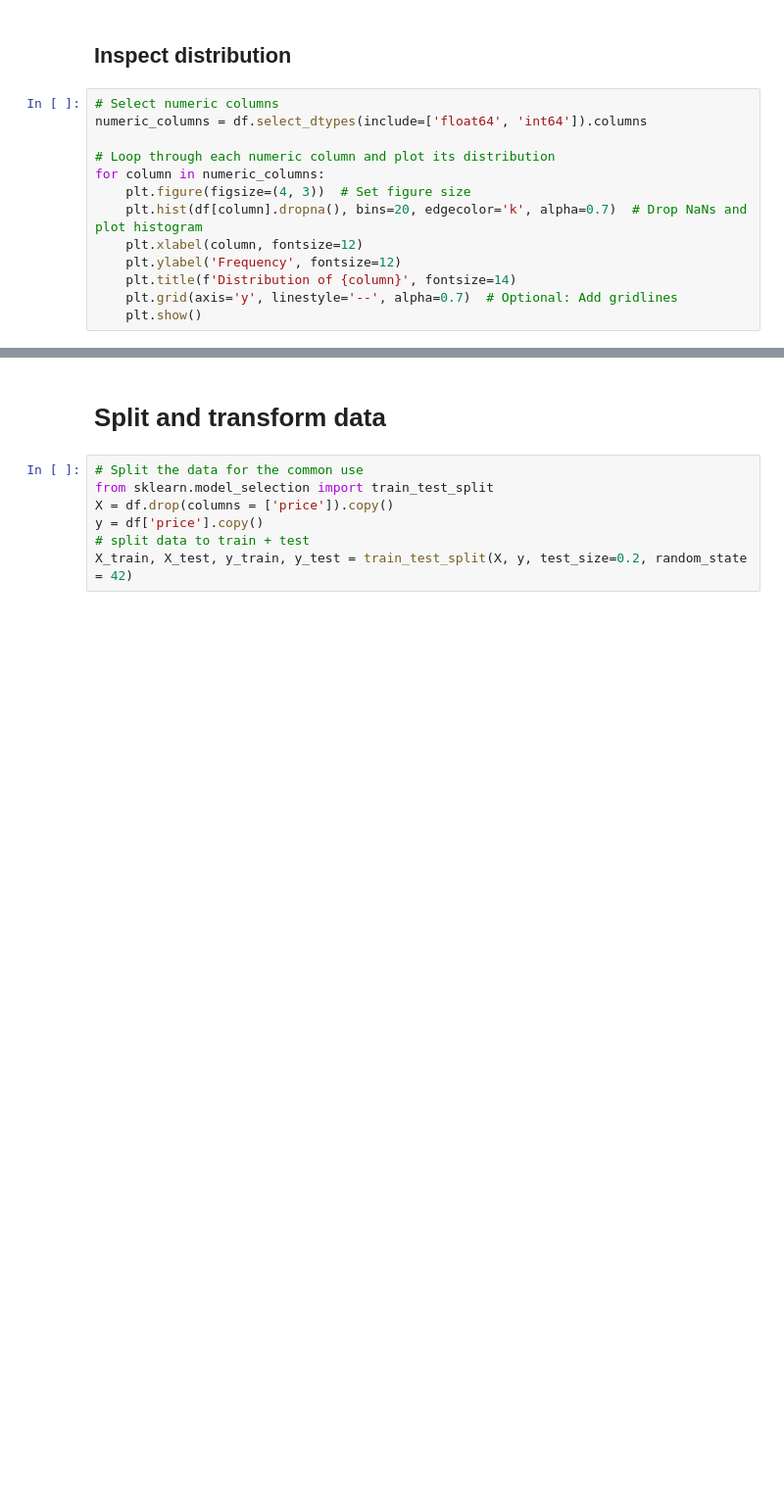
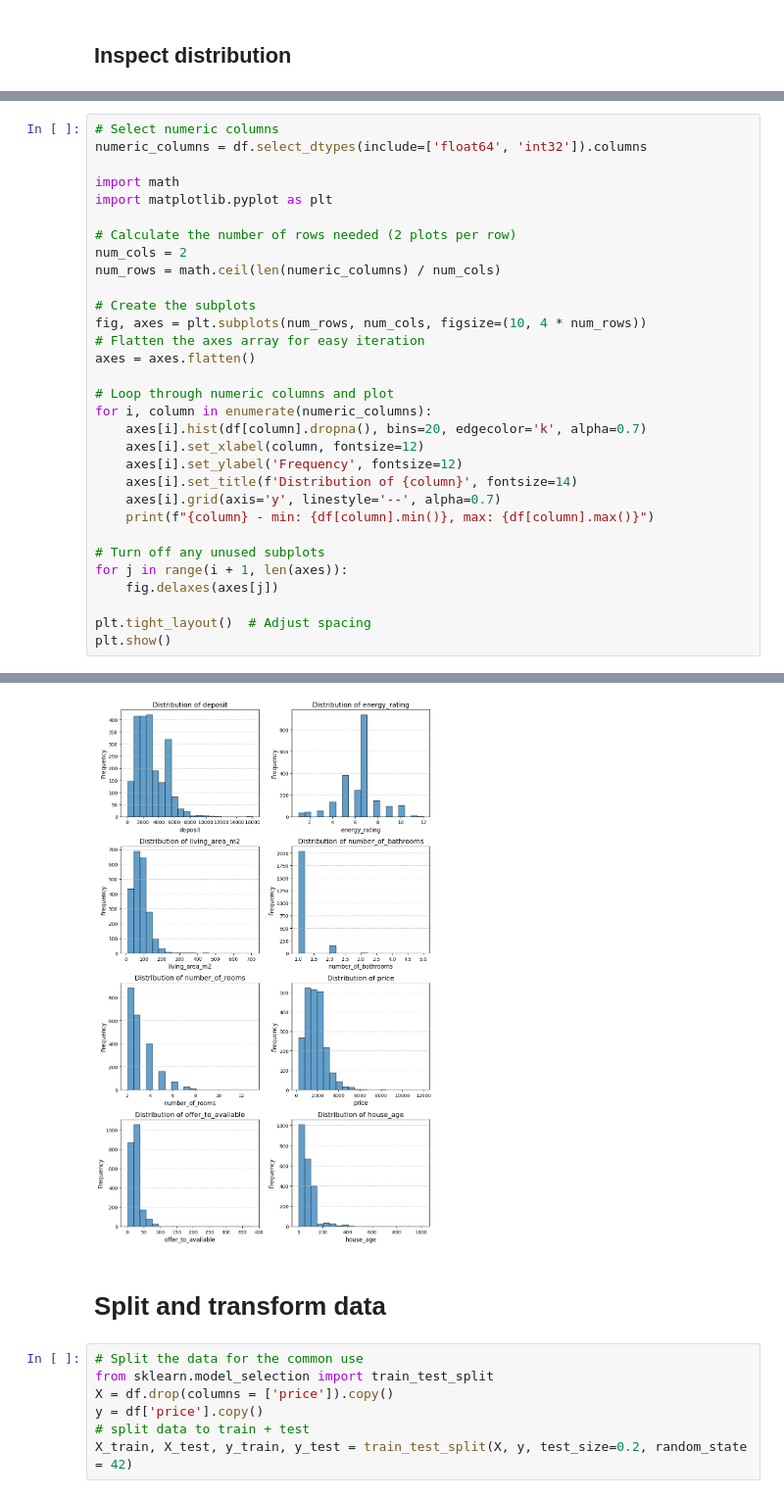
Before and after one commit to Yingtzudai/House-Searching-Helper, a Jupyter notebook: ML models.ipynb, the cells around one changed output, grey strips where cells are left out. Shown at 98% size. Saved outputs shown, nothing was run; the diff lists cells and outputs as text; blank space fills up the shorter version.

```diff
--- a/ML models.ipynb
+++ b/ML models.ipynb
@@ -368,15 +363,2 @@ df.head()
 # %% [markdown]
 ## Inspect distribution
-# %%
-# Select numeric columns
-numeric_columns = df.select_dtypes(include=['float64', 'int64']).columns
-
-# Loop through each numeric column and plot its distribution
-for column in numeric_columns:
-    plt.figure(figsize=(4, 3))  # Set figure size
-    plt.hist(df[column].dropna(), bins=20, edgecolor='k', alpha=0.7)  # Drop NaNs and plot histogram
-    plt.xlabel(column, fontsize=12)
-    plt.ylabel('Frequency', fontsize=12)
-    plt.title(f'Distribution of {column}', fontsize=14)
-    plt.grid(axis='y', linestyle='--', alpha=0.7)  # Optional: Add gridlines
-    plt.show()
@@ -389,0 +385,32 @@ for column in numeric_columns:
+# %%
+# Select numeric columns
+numeric_columns = df.select_dtypes(include=['float64', 'int32']).columns
+
+import math
+import matplotlib.pyplot as plt
+
+# Calculate the number of rows needed (2 plots per row)
+num_cols = 2
+num_rows = math.ceil(len(numeric_columns) / num_cols)
+
+# Create the subplots
+fig, axes = plt.subplots(num_rows, num_cols, figsize=(10, 4 * num_rows))
+# Flatten the axes array for easy iteration
+axes = axes.flatten()
+
+# Loop through numeric columns and plot
+for i, column in enumerate(numeric_columns):
+    axes[i].hist(df[column].dropna(), bins=20, edgecolor='k', alpha=0.7)
+    axes[i].set_xlabel(column, fontsize=12)
+    axes[i].set_ylabel('Frequency', fontsize=12)
+    axes[i].set_title(f'Distribution of {column}', fontsize=14)
+    axes[i].grid(axis='y', linestyle='--', alpha=0.7)
+    print(f"{column} - min: {df[column].min()}, max: {df[column].max()}")
+
+# Turn off any unused subplots
+for j in range(i + 1, len(axes)):
+    fig.delaxes(axes[j])
+
+plt.tight_layout()  # Adjust spacing
+plt.show()
+# %% [output]
@@ -390,3 +425,4 @@ for column in numeric_columns:
+[figure, added]
 # %% [markdown]
 # Split and transform data
 # %%
```
Also changed, not shown: parts of 22 cells of this notebook.
